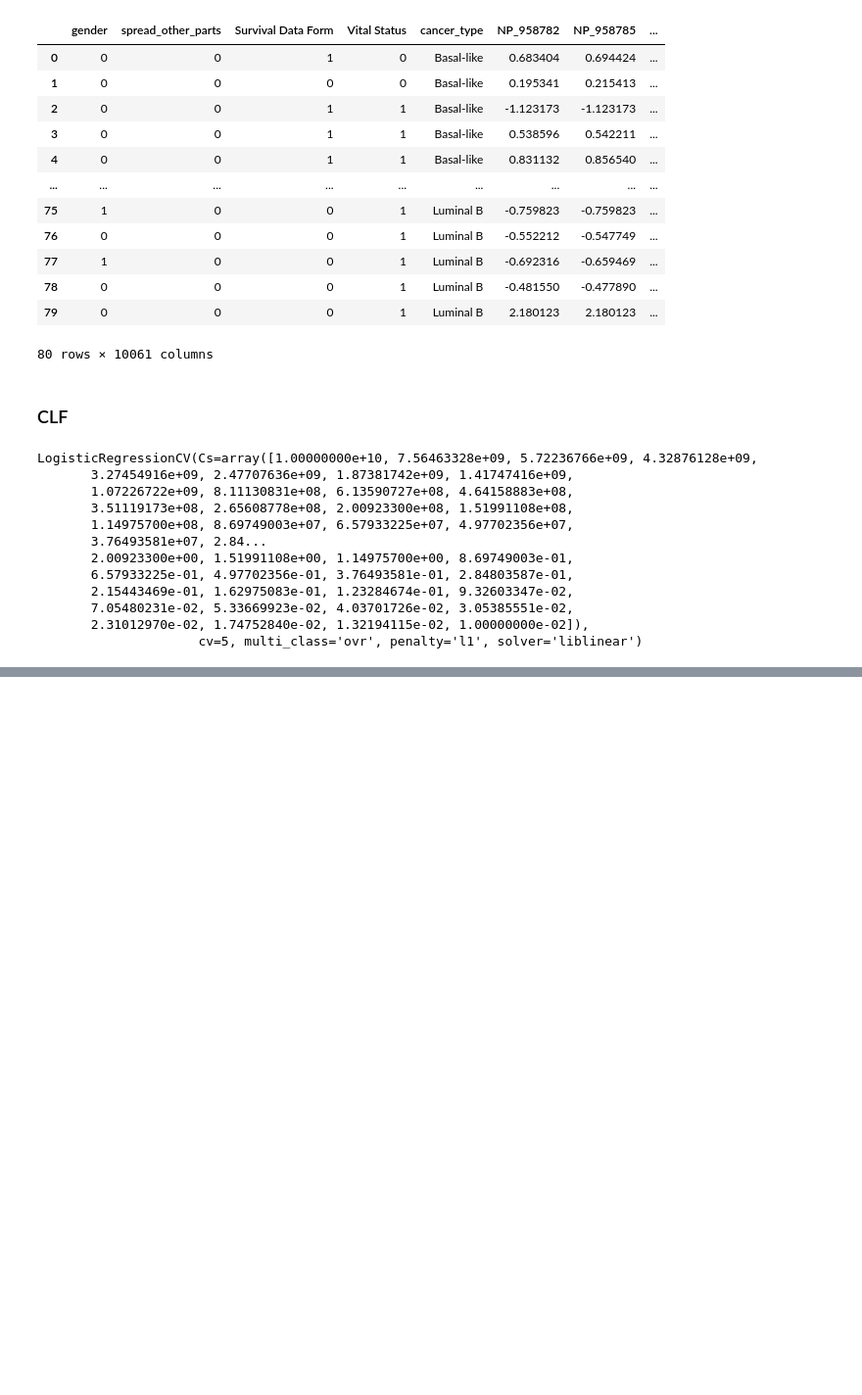
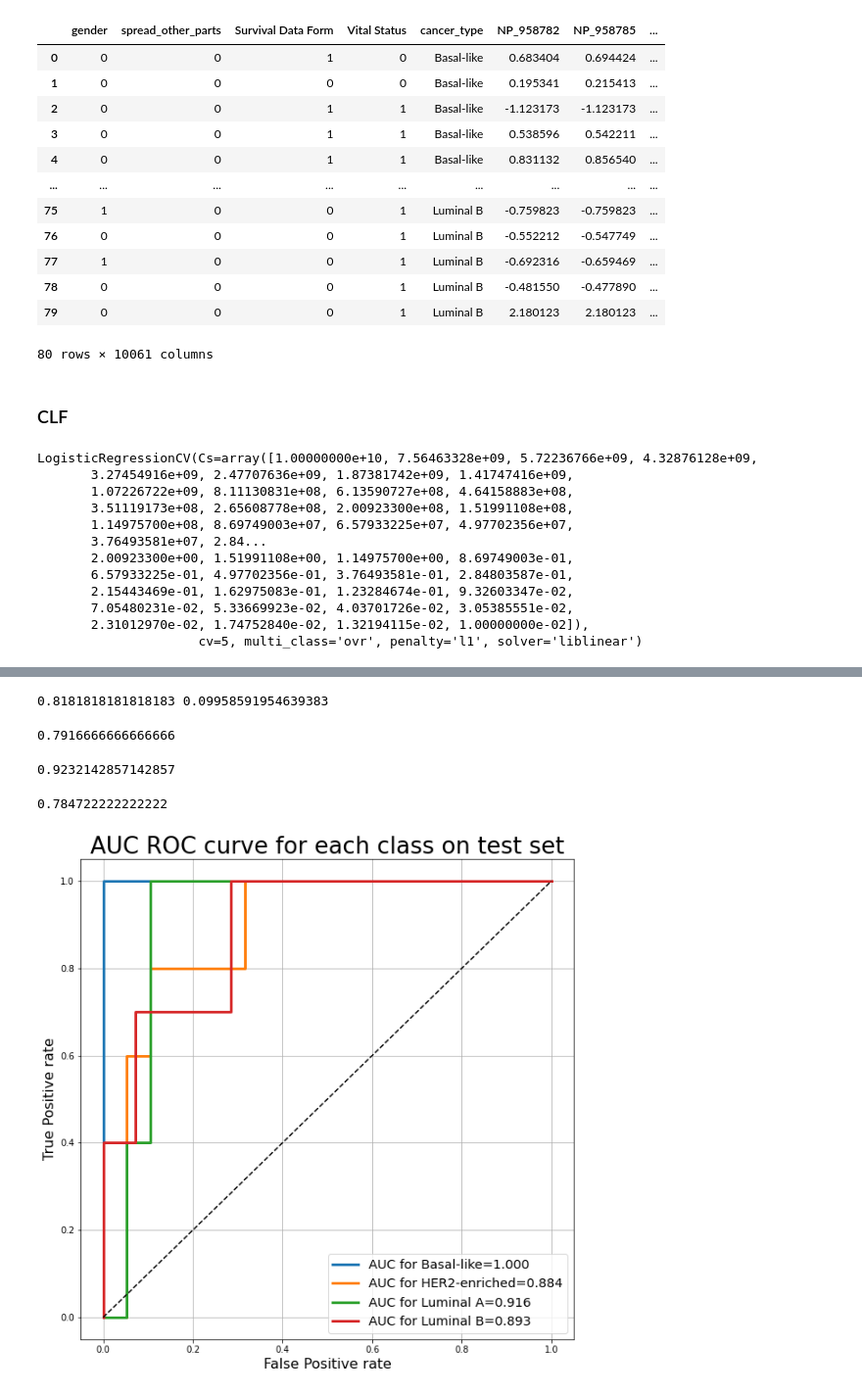
Before and after one commit to bieleckipiotr/Breast-Cancer, a Jupyter notebook: code/breast_cancer_initial_models_RFE.ipynb, the cells around one changed output, grey strips where cells are left out. Shown at 98% size. Drawn from its saved outputs; the diff is of its cells as text; code cells hidden in the pictures; blank space fills up the shorter version.

```diff
--- a/code/breast_cancer_initial_models_RFE.ipynb
+++ b/code/breast_cancer_initial_models_RFE.ipynb
@@ -463,0 +410,47 @@ print(means.max())
+# %%
+from sklearn.model_selection import cross_val_score, cross_val_predict
+
+results=cross_val_score(model, X_train[cols], y_train)
+print(np.mean(results), np.std(results))
+# %% [output]
+0.8181818181818183 0.09958591954639383
+# %%
+model.fit(X_train[cols], y_train)
+model.score(X_test[cols], y_test)
+# %% [output]
+0.7916666666666666
+# %%
+from sklearn.metrics import roc_auc_score, f1_score
+
+roc_auc_score(y_test, model.predict_proba(X_test[cols]), multi_class='ovr')
+# %% [output]
+0.9232142857142857
+# %%
+y_predicted = model.predict( X_test[cols])
+f1_score(y_test, y_predicted, average='weighted')
+# %% [output]
+0.784722222222222
+# %%
+from sklearn.metrics import roc_curve
+
+plt.figure(figsize=(10,10)).clf()
+
+# plt.subplot(1, 2, 1)
+y_t = pd.get_dummies(y_test)
+axis_labels = y_t.columns
+y_proba = model.predict_proba(X_test[cols])
+
+for i in range(4):
+    auc = roc_auc_score(y_t.iloc[:,i],y_proba[:, i])
+    fpr, tpr, _ = roc_curve(y_t.iloc[:,i],y_proba[:, i])
+    plt.plot(fpr,tpr,label=f"AUC for {axis_labels[i]}={'{:0.3f}'.format(auc)}", linewidth = 3)
+
+
+plt.plot([0, 1], [0, 1],color = 'black', linestyle='--')
+plt.legend(loc=4,fontsize='x-large')
+plt.title("AUC ROC curve for each class on test set", fontsize=26)
+plt.ylabel("True Positive rate", fontsize=16)
+plt.xlabel("False Positive rate", fontsize=16)
+plt.grid()
+# %% [output]
+[figure, added]
```
Also changed, not shown: parts of 26 cells of this notebook.
